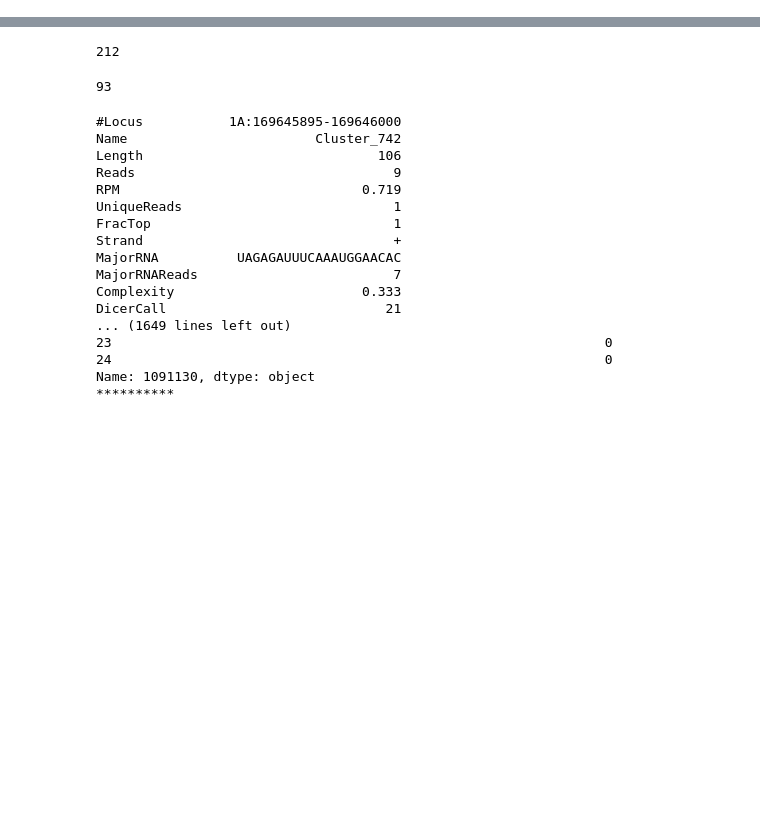
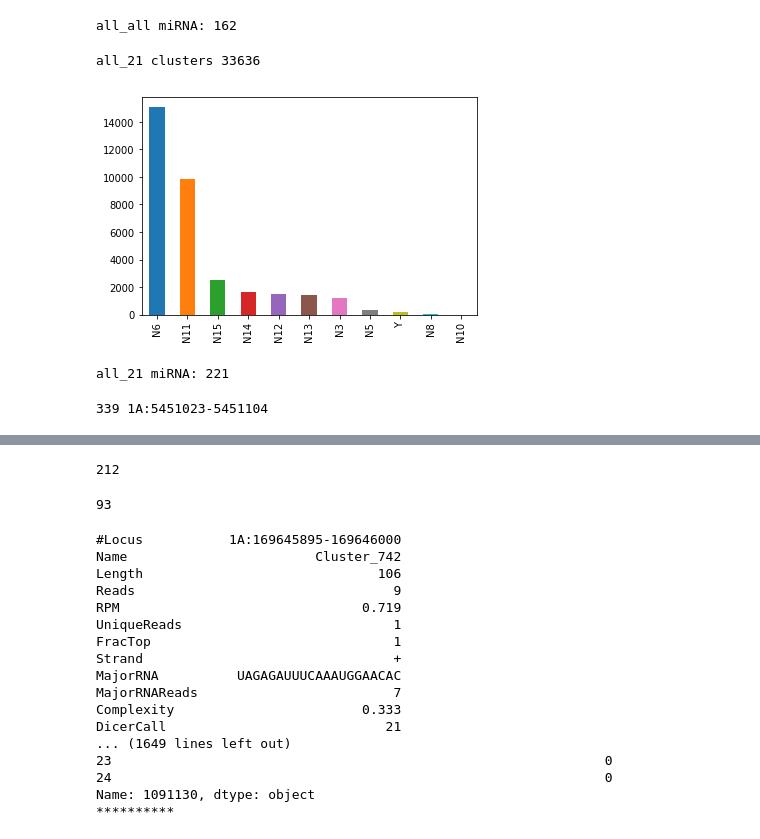
Before and after one commit to juancresc/mrcv, a Jupyter notebook: pipes/3/4_where.ipynb, the cells around one changed output, grey strips where cells are left out. Saved outputs shown, nothing was run; the diff lists cells and outputs as text; code cells hidden in the pictures; blank space fills up the shorter version.

```diff
--- a/pipes/3/4_where.ipynb
+++ b/pipes/3/4_where.ipynb
@@ -14,0 +42,17 @@ df[df.MIRNA == 'Y'].to_csv('/home/juan/Desktop/juan/bio/mrcv/data/ss/all_21/resu
+# %%
+df_all_all = df_all_all[df_all_all.MIRNA == 'Y']
+print('all_all miRNA: ' + str(len(df_all_all.index)))
+# %% [output]
+all_all miRNA: 162
+# %%
+df_all_21 = pd.read_csv(path_all_21 + 'Results.txt', sep='\t')
+df_all_21.MIRNA.value_counts().plot('bar')
+print('all_21 clusters ' + str(len(df_all_21.index)))
+# %% [output]
+all_21 clusters 33636
+[figure, added]
+# %%
+df_all_21 = df_all_21[df_all_21.MIRNA == 'Y']
+print('all_21 miRNA: ' + str(len(df_all_21.index)))
+# %% [output]
+all_21 miRNA: 221
@@ -14,0 +63,26 @@ df[df.MIRNA == 'Y'].to_csv('/home/juan/Desktop/juan/bio/mrcv/data/ss/all_21/resu
+# %%
+yeses = 0
+total = 0
+for k, v in df_all_21.iterrows():
+    print(k,v['#Locus'])
+    total += 1
+    seqname = v['#Locus'].split(':')[0]
+    if seqname == 'Un':
+        continue
+    start = v['#Locus'].split(':')[1].split('-')[0]
+    end = v['#Locus'].split(':')[1].split('-')[1]
+    ss = False
+    for k2, v2 in df_anns[seqname].iterrows():
+        seqname2 = v2.seqname
+        start2 = min(v2.start,v2.end)
+        end2 = max(v2.start,v2.end)
+        if int(start) <= int(end2) and int(end) >= int(start2):
+            ss = True
+            print( v['#Locus'], v2.seqname, v2.start, v2.end, v2.attribute)
+            print('*'*10)
+            break
+    if ss:
+        yeses += 1
+yeses * 100 / total
+# %% [output]
+339 1A:5451023-5451104
```
Also changed, not shown: parts of 7 cells of this notebook, 5 other files.
